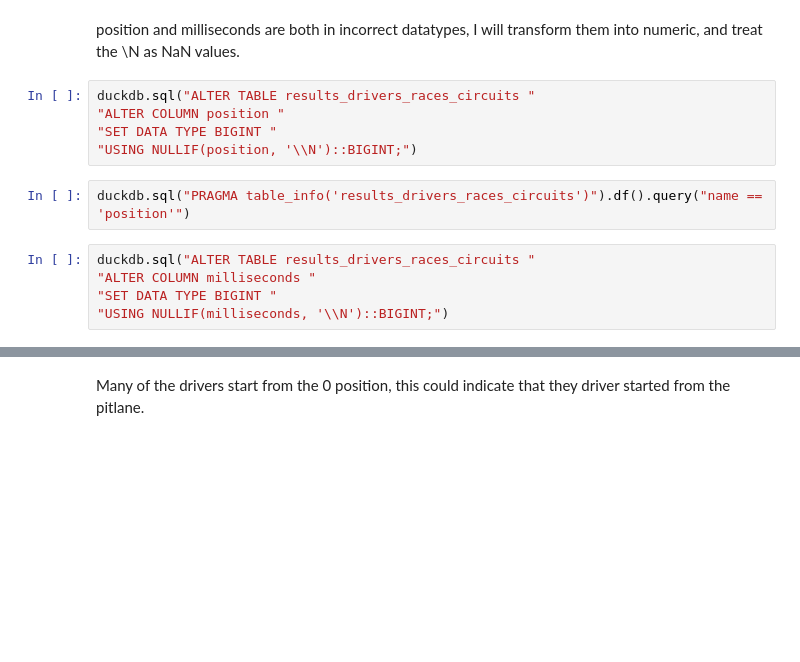
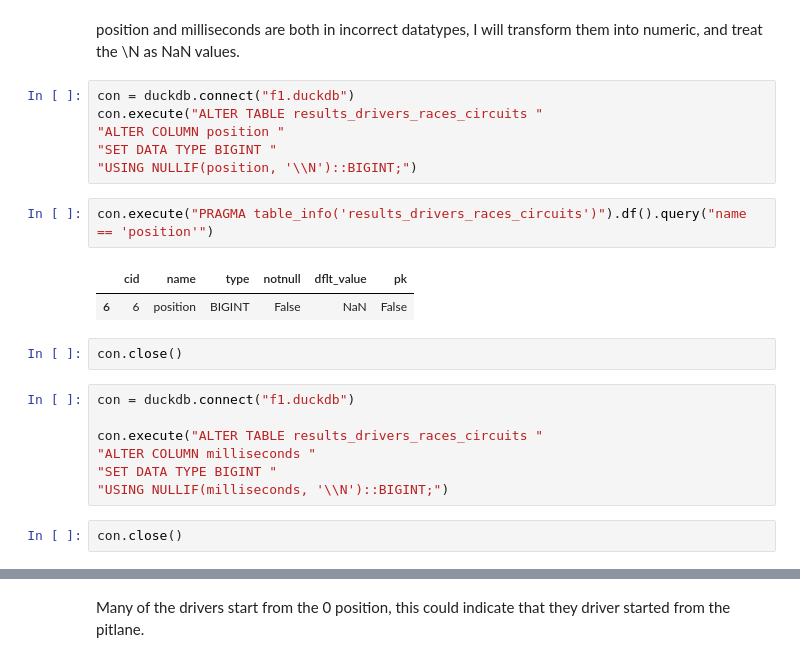
Before and after one commit to viurdaneta/F1, a Jupyter notebook: Data Preparation.ipynb, the cells around one changed output, grey strips where cells are left out. Cells and saved outputs as stored; diff of their text form; blank space fills up the shorter version.

```diff
--- a/Data Preparation.ipynb
+++ b/Data Preparation.ipynb
@@ -668,15 +714,25 @@ Many of the drivers do not have a race time, this is most likely due to the fact
 # %% [markdown]
 position and milliseconds are both in incorrect datatypes, I will transform them into numeric, and treat the \N as NaN values.
 # %%
-duckdb.sql("ALTER TABLE results_drivers_races_circuits "
+con = duckdb.connect("f1.duckdb")
+con.execute("ALTER TABLE results_drivers_races_circuits "
 "ALTER COLUMN position "
 "SET DATA TYPE BIGINT "
 "USING NULLIF(position, '\\N')::BIGINT;")
 # %%
-duckdb.sql("PRAGMA table_info('results_drivers_races_circuits')").df().query("name == 'position'")
+con.execute("PRAGMA table_info('results_drivers_races_circuits')").df().query("name == 'position'")
+# %% [output]
+|  | cid | name | type | notnull | dflt_value | pk |
+| 6 | 6 | position | BIGINT | False | NaN | False |
+# %%
+con.close()
 # %%
-duckdb.sql("ALTER TABLE results_drivers_races_circuits "
+con = duckdb.connect("f1.duckdb")
+
+con.execute("ALTER TABLE results_drivers_races_circuits "
 "ALTER COLUMN milliseconds "
 "SET DATA TYPE BIGINT "
 "USING NULLIF(milliseconds, '\\N')::BIGINT;")
+# %%
+con.close()
 # %%
```
Also changed, not shown: parts of 72 cells of this notebook, 12 other files.
